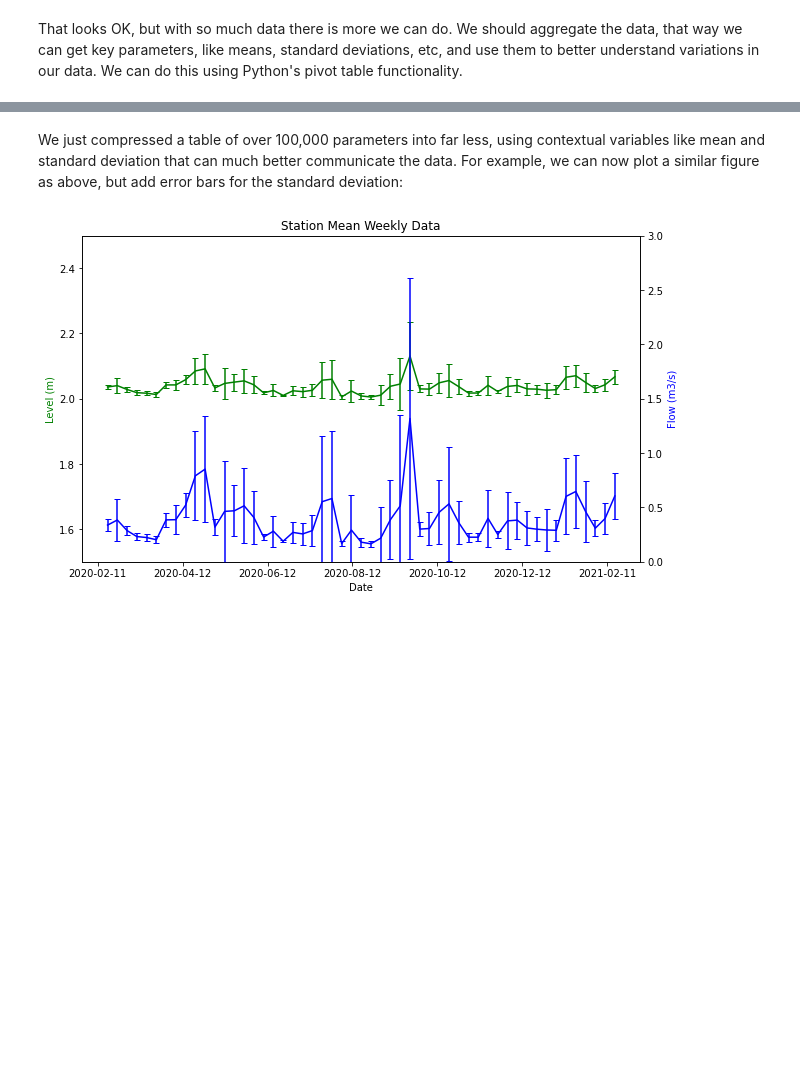
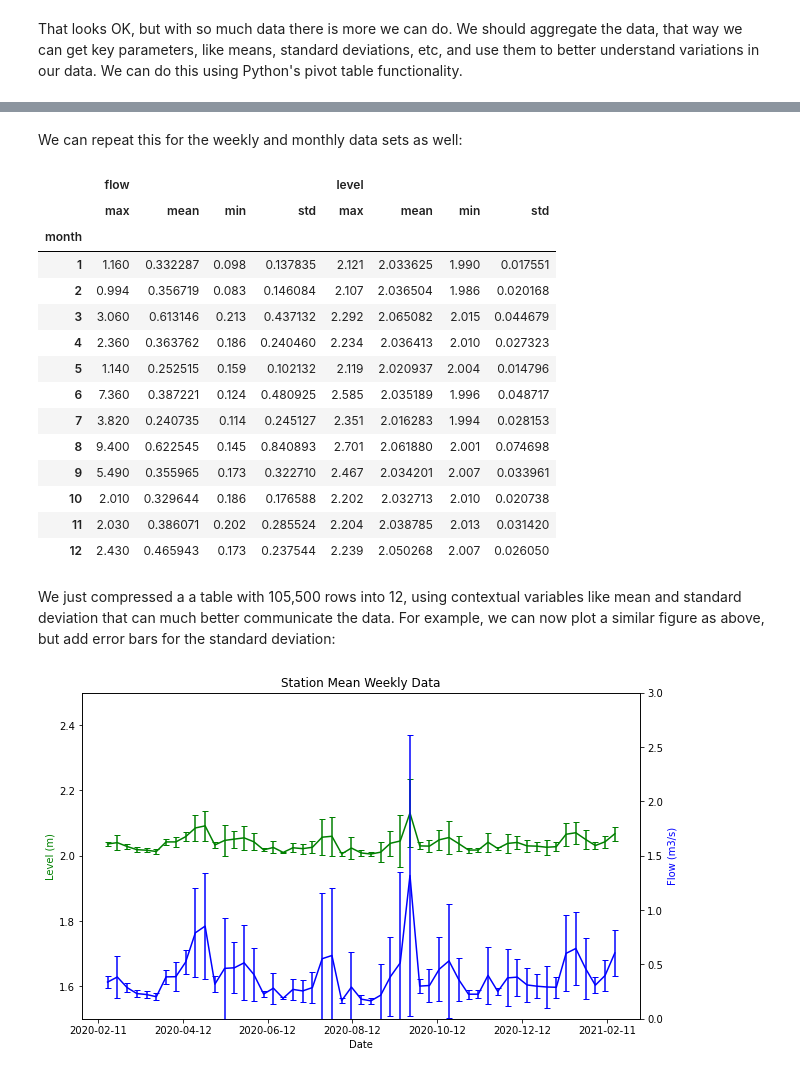
Before and after one commit to ItaiArbiv/CHE250, a Jupyter notebook: Water_Survey_CIV250.ipynb, the cells around one changed output, grey strips where cells are left out. Drawn from its saved outputs; the diff is of its cells as text; code cells hidden in the pictures; blank space fills up the shorter version.

```diff
--- a/Water_Survey_CIV250.ipynb
+++ b/Water_Survey_CIV250.ipynb
@@ -154,26 +204,34 @@ That looks OK, but with so much data there is more we can do. We should aggregat
+# %% [markdown]
+We can repeat this for the weekly and monthly data sets as well:
 # %%
-#Generate day and month columns for each timestamp and rearrange
-mystation_data.loc[:,'month'] = pd.DatetimeIndex(mystation_data.loc[:,'timestamp']).month
-mystation_data.loc[:,'date'] = pd.DatetimeIndex(mystation_data.loc[:,'timestamp']).date
-mystation_data.loc[:,'week'] = pd.DatetimeIndex(mystation_data.loc[:,'timestamp']).week
-mystation_data = mystation_data[['timestamp', 'date', 'week', 'month', 'level', 'flow']]
-
-#Generate a pivot table with the daily averages, minimums, maximums, and standard deviations
-daily_pivot = pd.pivot_table(mystation_data, values=['level', 'flow'], index='date',
-                             aggfunc = {'level': [np.mean, np.std, max, min],
-                                        'flow': [np.mean, np.std, max, min]})
-
 #Generate a pivot table with the weekly averages, minimums, maximums, and standard deviations
 weekly_pivot = pd.pivot_table(mystation_data, values=['level', 'flow'], index='week',
                              aggfunc = {'level': [np.mean, np.std, max, min],
                                         'flow': [np.mean, np.std, max, min]})
 
 #Generate a pivot table with the monthly averages, minimums, maximums, and standard deviations
 monthly_pivot = pd.pivot_table(mystation_data, values=['level', 'flow'], index='month',
                              aggfunc = {'level': [np.mean, np.std, max, min],
                                         'flow': [np.mean, np.std, max, min]})
+monthly_pivot
+# %% [output]
+|  | flow |  |  |  | level |  |  |  |
+|  | max | mean | min | std | max | mean | min | std |
+| month |  |  |  |  |  |  |  |  |
+| 1 | 1.160 | 0.332287 | 0.098 | 0.137835 | 2.121 | 2.033625 | 1.990 | 0.017551 |
+| 2 | 0.994 | 0.356719 | 0.083 | 0.146084 | 2.107 | 2.036504 | 1.986 | 0.020168 |
+| 3 | 3.060 | 0.613146 | 0.213 | 0.437132 | 2.292 | 2.065082 | 2.015 | 0.044679 |
+| 4 | 2.360 | 0.363762 | 0.186 | 0.240460 | 2.234 | 2.036413 | 2.010 | 0.027323 |
+| 5 | 1.140 | 0.252515 | 0.159 | 0.102132 | 2.119 | 2.020937 | 2.004 | 0.014796 |
+| 6 | 7.360 | 0.387221 | 0.124 | 0.480925 | 2.585 | 2.035189 | 1.996 | 0.048717 |
+| 7 | 3.820 | 0.240735 | 0.114 | 0.245127 | 2.351 | 2.016283 | 1.994 | 0.028153 |
+| 8 | 9.400 | 0.622545 | 0.145 | 0.840893 | 2.701 | 2.061880 | 2.001 | 0.074698 |
+| 9 | 5.490 | 0.355965 | 0.173 | 0.322710 | 2.467 | 2.034201 | 2.007 | 0.033961 |
+| 10 | 2.010 | 0.329644 | 0.186 | 0.176588 | 2.202 | 2.032713 | 2.010 | 0.020738 |
+| 11 | 2.030 | 0.386071 | 0.202 | 0.285524 | 2.204 | 2.038785 | 2.013 | 0.031420 |
+| 12 | 2.430 | 0.465943 | 0.173 | 0.237544 | 2.239 | 2.050268 | 2.007 | 0.026050 |
 # %% [markdown]
-We just compressed a table of over 100,000 parameters into far less, using contextual variables like mean and standard deviation that can much better communicate the data. For example, we can now plot a similar figure as above, but add error bars for the standard deviation:
+We just compressed a a table with 105,500 rows into 12, using contextual variables like mean and standard deviation that can much better communicate the data. For example, we can now plot a similar figure as above, but add error bars for the standard deviation:
 # %%
 #Set up x and y values based on mean
 x = weekly_pivot.index/4.35
```
Also changed, not shown: parts of 4 cells of this notebook.
